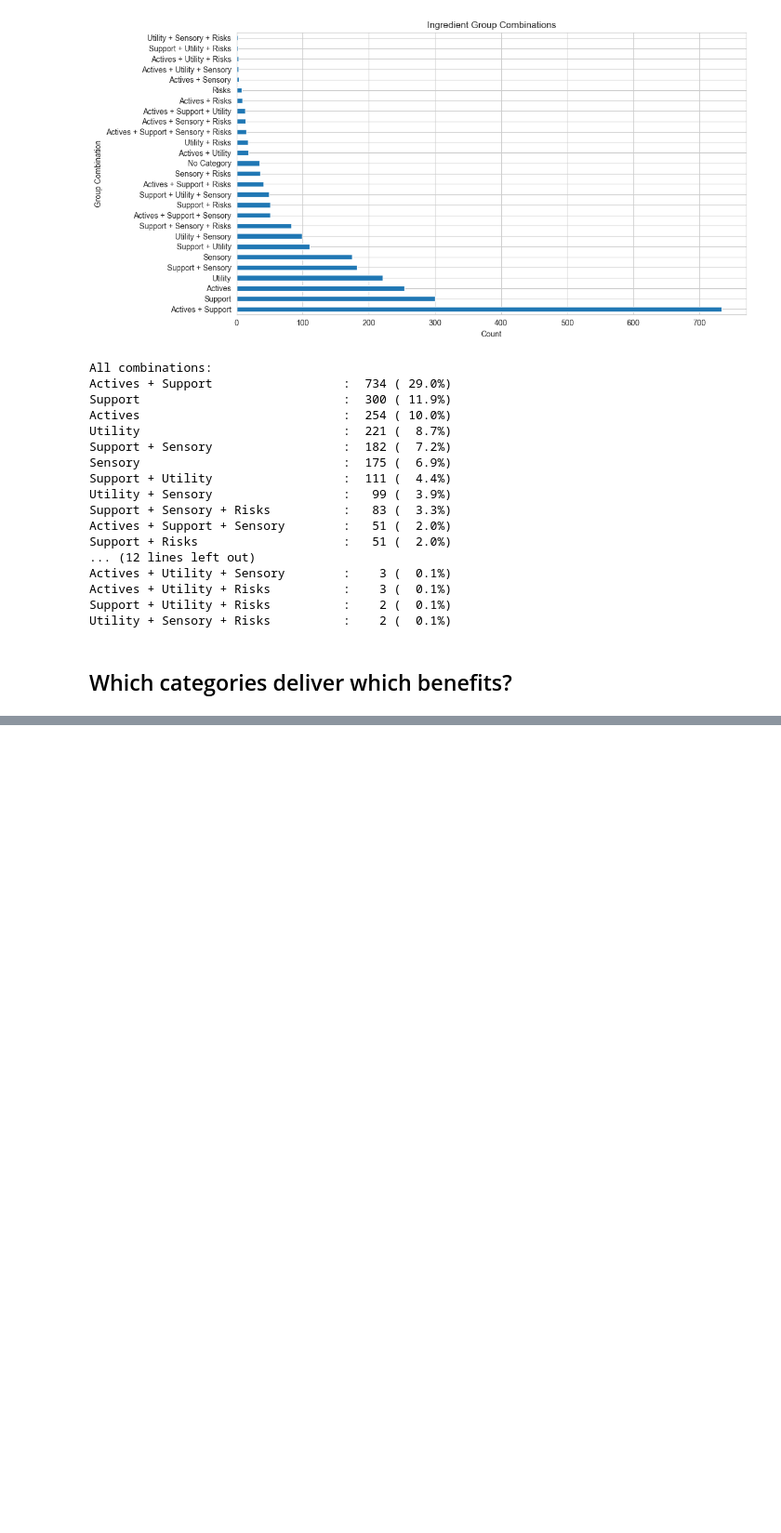
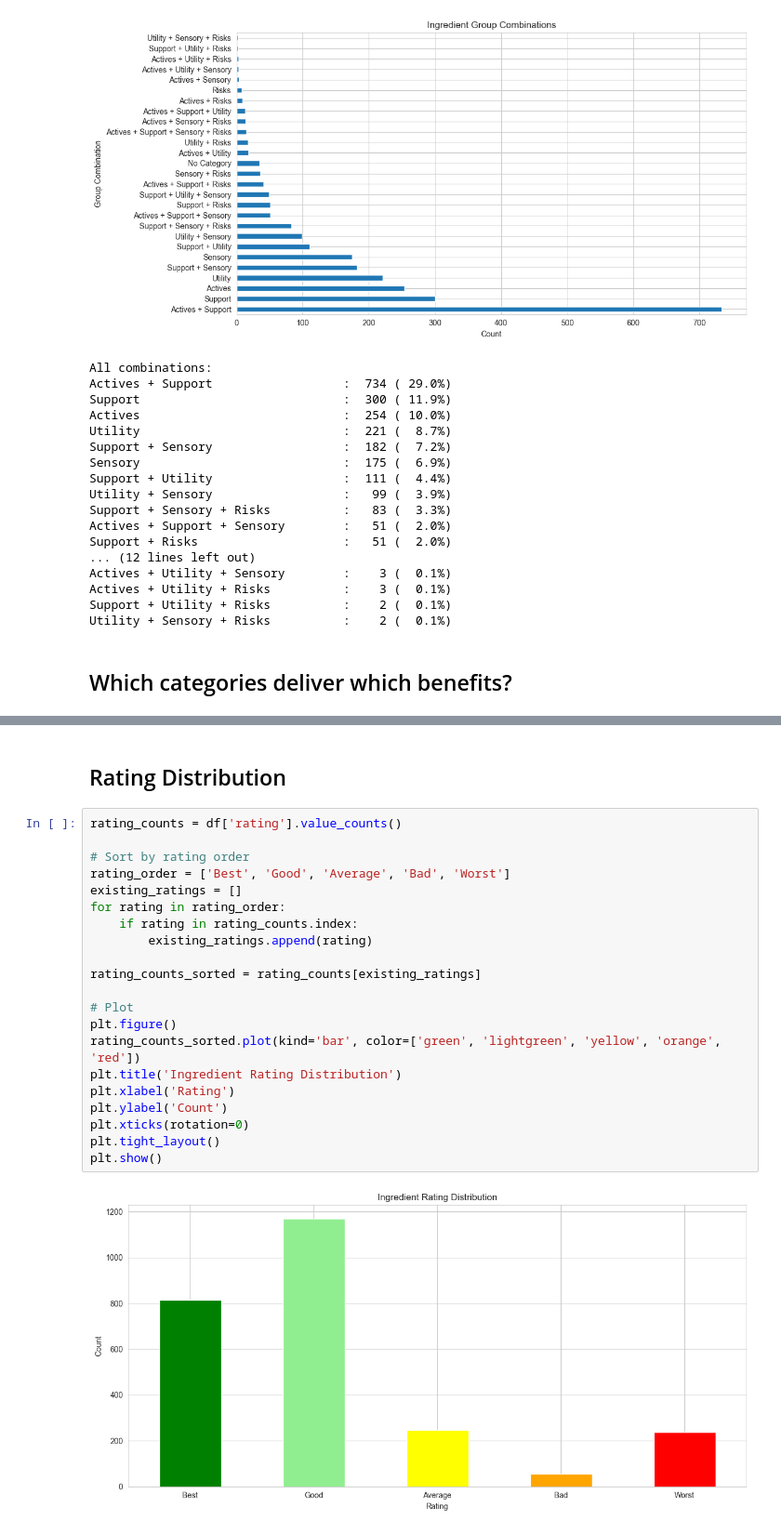
Before and after one commit to BluezConcepts/skingen-content-based-recommender, a Jupyter notebook: notebooks/03_ingredient_data_cleaning_eda.ipynb, the cells around one changed output, grey strips where cells are left out. Shown at 93% size. Drawn from its saved outputs; the diff is of its cells as text; blank space fills up the shorter version.

```diff
--- a/notebooks/03_ingredient_data_cleaning_eda.ipynb
+++ b/notebooks/03_ingredient_data_cleaning_eda.ipynb
@@ -883,0 +884,25 @@ plt.show()
+# %% [markdown]
+## Rating Distribution
+# %%
+rating_counts = df['rating'].value_counts()
+
+# Sort by rating order
+rating_order = ['Best', 'Good', 'Average', 'Bad', 'Worst']
+existing_ratings = []
+for rating in rating_order:
+    if rating in rating_counts.index:
+        existing_ratings.append(rating)
+
+rating_counts_sorted = rating_counts[existing_ratings]
+
+# Plot
+plt.figure()
+rating_counts_sorted.plot(kind='bar', color=['green', 'lightgreen', 'yellow', 'orange', 'red'])
+plt.title('Ingredient Rating Distribution')
+plt.xlabel('Rating')
+plt.ylabel('Count')
+plt.xticks(rotation=0)
+plt.tight_layout()
+plt.show()
+# %% [output]
+[figure, added]
```
Also changed, not shown: parts of 3 cells of this notebook, 1 other file.
